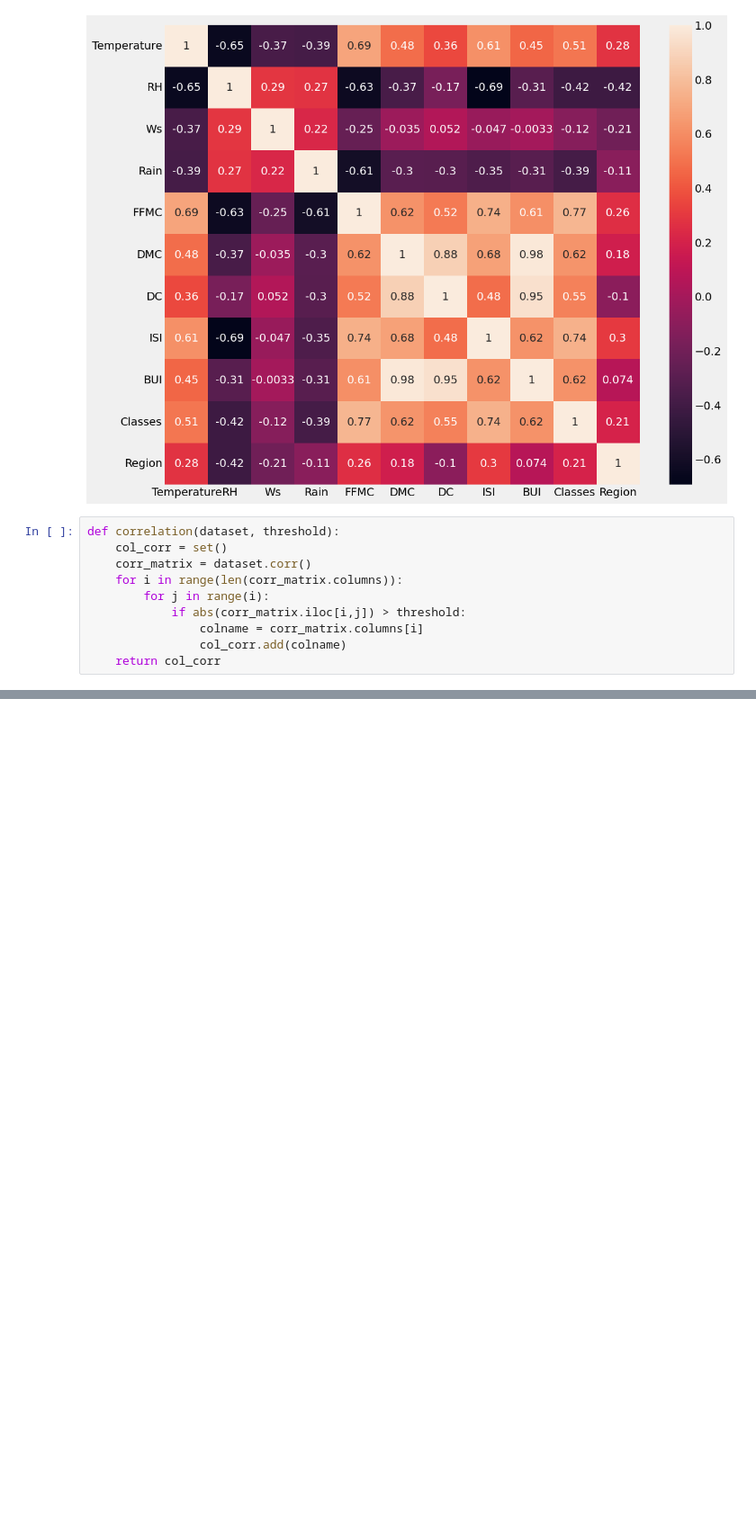
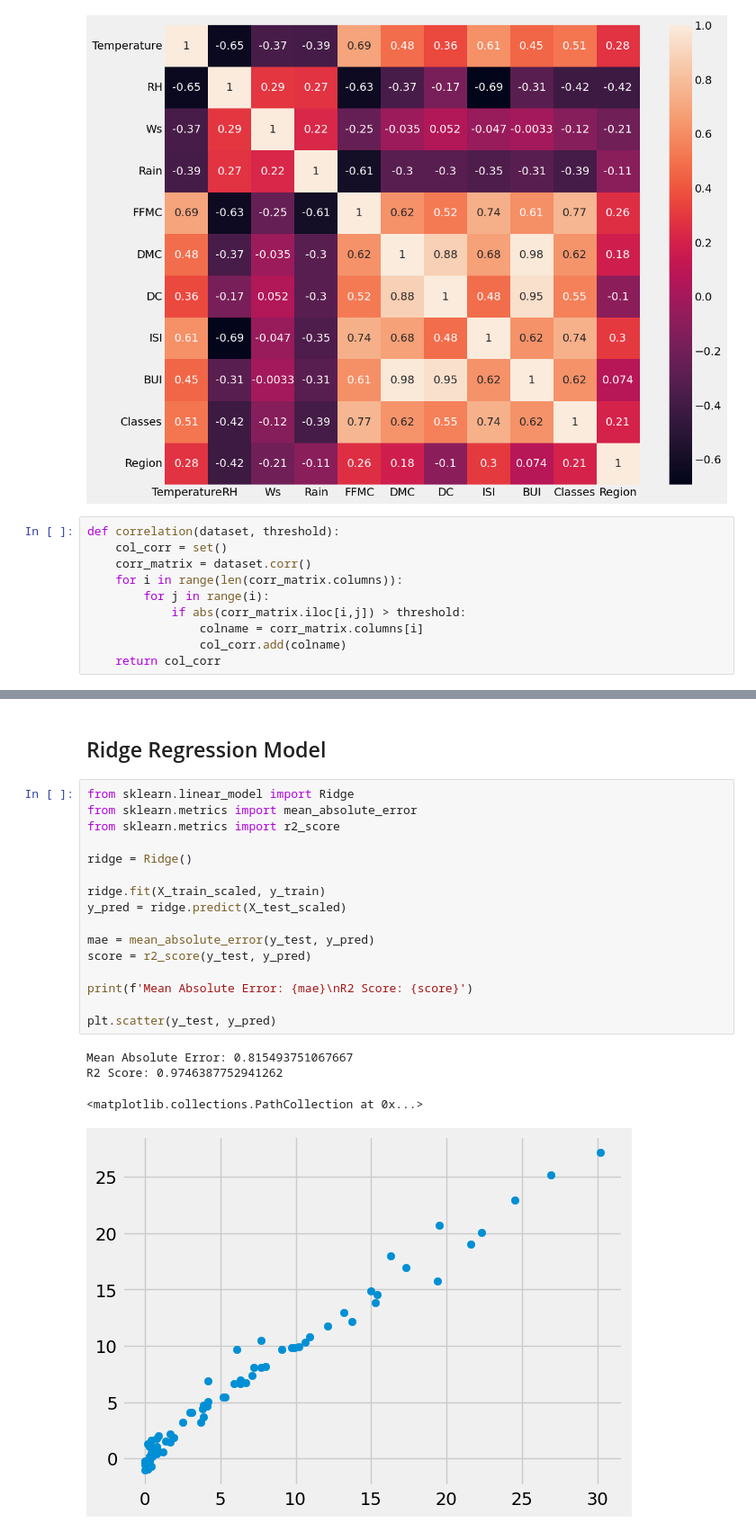
Before and after one commit to WizKnight/Algerian-Forest-Fire-ML, a Jupyter notebook: model_training.ipynb, the cells around one changed output, grey strips where cells are left out. Shown at 90% size. Cells and saved outputs as stored; diff of their text form; blank space fills up the shorter version.

```diff
--- a/model_training.ipynb
+++ b/model_training.ipynb
@@ -113,0 +203,23 @@ correlation(X_train, 0.90)
+# %% [markdown]
+## Ridge Regression Model
+# %%
+from sklearn.linear_model import Ridge
+from sklearn.metrics import mean_absolute_error
+from sklearn.metrics import r2_score
+
+ridge = Ridge()
+
+ridge.fit(X_train_scaled, y_train)
+y_pred = ridge.predict(X_test_scaled)
+
+mae = mean_absolute_error(y_test, y_pred)
+score = r2_score(y_test, y_pred)
+
+print(f'Mean Absolute Error: {mae}\nR2 Score: {score}')
+
+plt.scatter(y_test, y_pred)
+# %% [output]
+Mean Absolute Error: 0.815493751067667
+R2 Score: 0.9746387752941262
+<matplotlib.collections.PathCollection at 0x...>
+[figure, added]
```
Also changed, not shown: parts of 13 cells of this notebook.
